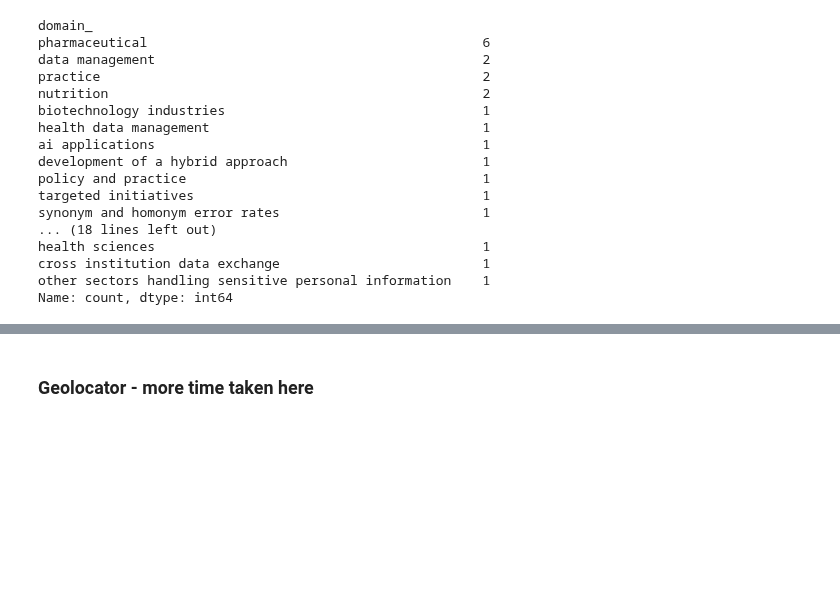
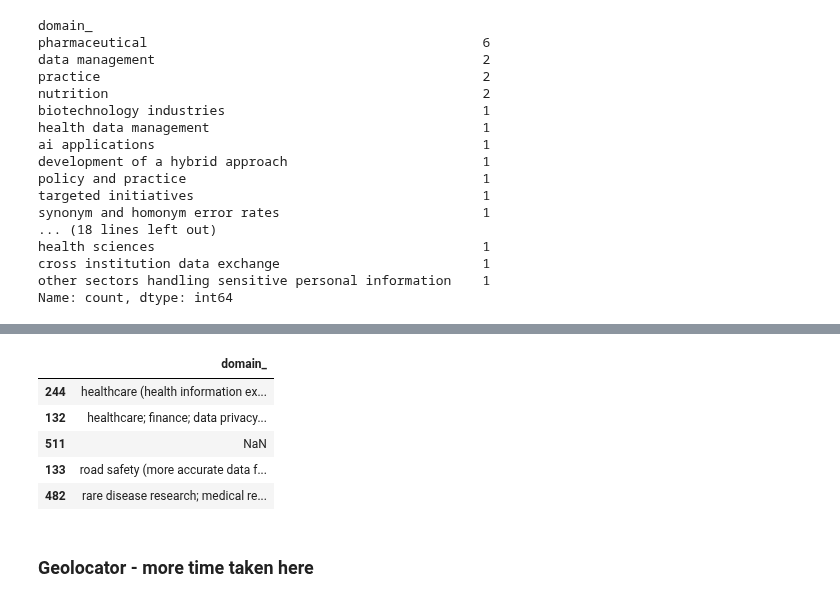
Before and after one commit to dmainagithub/dm-pprl-work, a Jupyter notebook: Scoping_Review_Work_Colab.ipynb, the cells around one changed output, grey strips where cells are left out. Cells and saved outputs as stored; diff of their text form; code cells hidden in the pictures; blank space fills up the shorter version.

```diff
--- a/Scoping_Review_Work_Colab.ipynb
+++ b/Scoping_Review_Work_Colab.ipynb
@@ -267,16 +267,6 @@ blinded anonymization method
 healthcare (cancer epidemiology - addresses the need for data-driven evaluations while respecting individual privacy rights)      1
 creation of a large registry                                                                                                      1
 Name: count, Length: 373, dtype: int64
-# %%
-import re
-
-def strip_extras(s):
-    s = re.sub(r'\(.*?\)', '', s)      # remove (...)
-    s = re.sub(r'\[.*?\]', '', s)      # remove [...]
-    s = re.sub(r'\s+', ' ', s)         # collapse whitespace
-    return s.strip()
-
-domains = domains.apply(strip_extras)
 # %% [markdown]
 #### Mapping
 # %%
@@ -489,0 +482,14 @@ Other (all <1% categories): 19 (2.5%)
+# %%
+import re
+
+def normalize(s):
+    if not isinstance(s, str):
+        return s                     # pass NaN/None through
+    s = s.lower().strip()
+    s = s.rstrip(';').strip()
+    s = s.replace('-', ' ').replace('_', ' ')
+    s = s.replace('/', ' ')
+    s = re.sub(r'\s+', ' ', s)
+    return s.strip()
+
+domains = domains.apply(strip_extras)
@@ -510,3 +539,12 @@ TypeError: expected string or bytes-like object, got 'float'
+# %%
+sample.head()
+# %% [output]
+|  | domain_ |
+| 244 | healthcare (health information ex... |
+| 132 | healthcare; finance; data privacy... |
+| 511 | NaN |
+| 133 | road safety (more accurate data f... |
+| 482 | rare disease research; medical re... |
 # %% [markdown]
 ### Geolocator - more time taken here
 # %%
```
Also changed, not shown: parts of 32 cells of this notebook.
